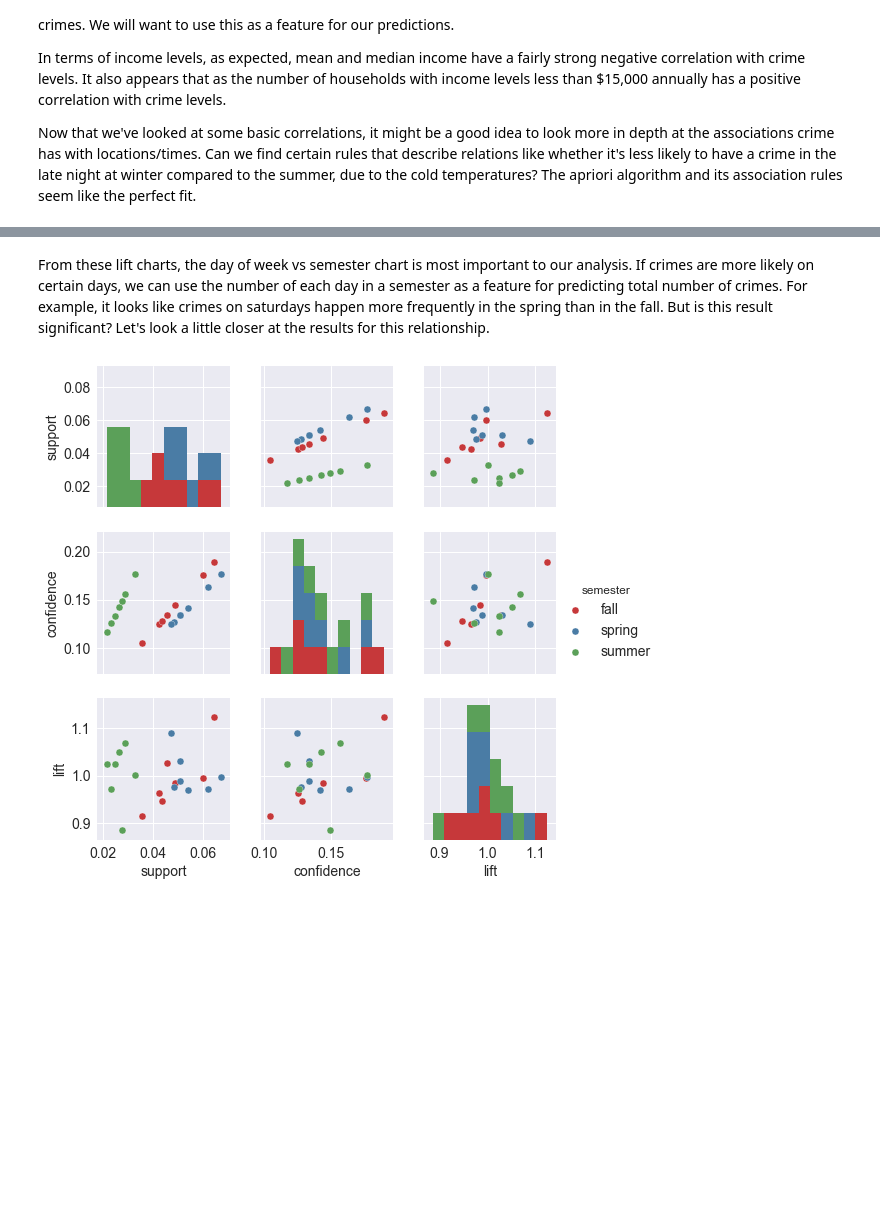
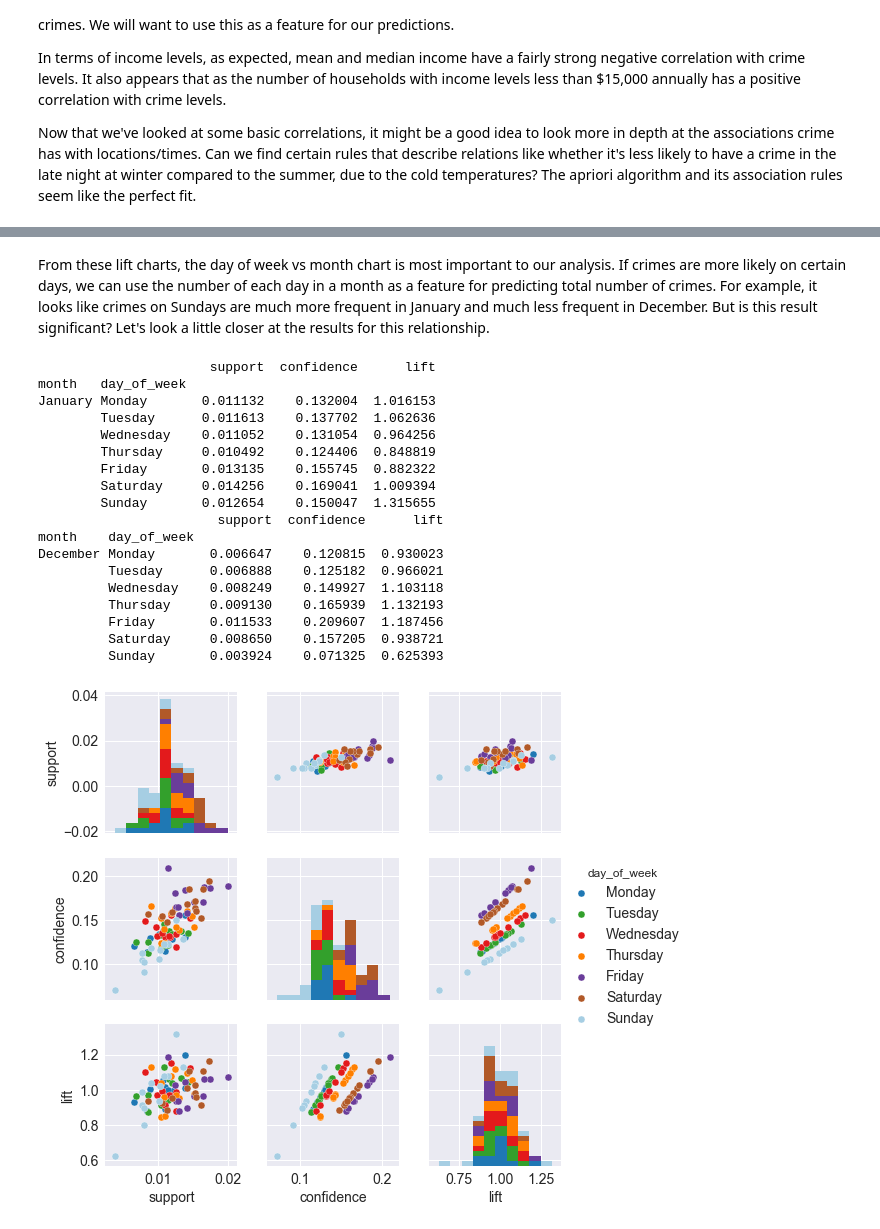
Before and after one commit to pspratling/Forecasting-Crime-around-the-Georgia-Tech-Campus, a Jupyter notebook: Project/Exploratory Data Analysis.ipynb, the cells around one changed output, grey strips where cells are left out. Cells and saved outputs as stored; diff of their text form; code cells hidden in the pictures; blank space fills up the shorter version.

```diff
--- a/Project/Exploratory Data Analysis.ipynb
+++ b/Project/Exploratory Data Analysis.ipynb
@@ -8,7 +8,9 @@ import scipy.stats as stats
 import mplleaflet
 %matplotlib inline
 plt.style.use('seaborn')
-sns.set_palette(sns.color_palette("Set1", n_colors=7, desat=0.7))
+p = sns.color_palette('Paired', n_colors=12)
+palette = [c for c in p[1::2]] + [c for c in p[::2]]
+sns.set_palette(palette)
 
 #setting matplotlib parameters
 params = {'axes.titlesize':'20',
@@ -24,9 +26,16 @@ We will only look at crime from 2010-2017 as 2018 is not complete yet.
 # %%
 c = pd.read_csv('../Data/crime_data_clean.csv', index_col='time', parse_dates=True)
 
+#labels for use in plots
+semester_names = ['spring', 'summer', 'fall']
+month_names = ['January', 'February', 'March', 'April', 'May', 'June', 'July',
+               'August', 'September', 'October', 'November', 'December']
+dow_names = ['Monday', 'Tuesday', 'Wednesday', 'Thursday', 'Friday', 'Saturday', 'Sunday']
+
+
 #setting semester as categorical datatype to maintain correct order
 c['semester'] = c['semester'].astype(pd.api.types.CategoricalDtype(
-    categories=['spring', 'summer', 'fall'], ordered=True))
+    categories=semester_names, ordered=True))
 
 c.head()
 # %% [output]
@@ -309,11 +352,31 @@ plt.show()
 # %% [markdown]
-From these lift charts, the day of week vs semester chart is most important to our analysis. If crimes are more likely on certain days, we can use the number of each day in a semester as a feature for predicting total number of crimes. For example, it looks like crimes on saturdays happen more frequently in the spring than in the fall. But is this result significant? Let's look a little closer at the results for this relationship.
+From these lift charts, the day of week vs month chart is most important to our analysis. If crimes are more likely on certain days, we can use the number of each day in a month as a feature for predicting total number of crimes. For example, it looks like crimes on Sundays are much more frequent in January and much less frequent in December. But is this result significant? Let's look a little closer at the results for this relationship.
 # %%
-f = apriori(c, 'semester', 'day_of_week')
+f = apriori(c, 'month', 'day_of_week')
+f.index = f.index.set_levels([month_names, dow_names])
+print(f.head(7))
+print(f.tail(7))
 f = f.reset_index()
-f['semester'] = f['semester']
-sns.pairplot(f, vars=['support', 'confidence', 'lift'], hue='semester')
+sns.pairplot(f, vars=['support', 'confidence', 'lift'], hue='day_of_week')
 plt.show()
 # %% [output]
+                      support  confidence      lift
+month   day_of_week
+January Monday       0.011132    0.132004  1.016153
+        Tuesday      0.011613    0.137702  1.062636
+        Wednesday    0.011052    0.131054  0.964256
+        Thursday     0.010492    0.124406  0.848819
+        Friday       0.013135    0.155745  0.882322
+        Saturday     0.014256    0.169041  1.009394
+        Sunday       0.012654    0.150047  1.315655
+                       support  confidence      lift
+month    day_of_week
+December Monday       0.006647    0.120815  0.930023
+         Tuesday      0.006888    0.125182  0.966021
+         Wednesday    0.008249    0.149927  1.103118
+         Thursday     0.009130    0.165939  1.132193
+         Friday       0.011533    0.209607  1.187456
+         Saturday     0.008650    0.157205  0.938721
+         Sunday       0.003924    0.071325  0.625393
-[figure, old version]
+[figure, new version]
 # %% [markdown]
```
Also changed, not shown: parts of 26 cells of this notebook, 2 other files.
